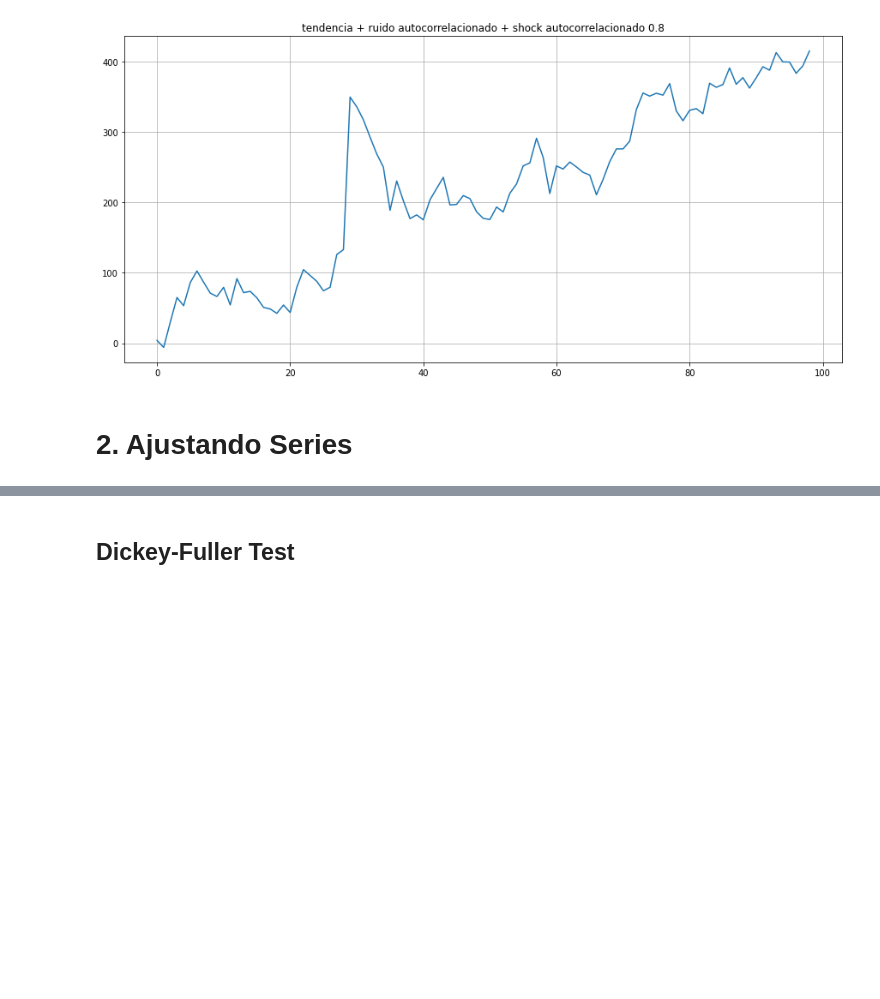
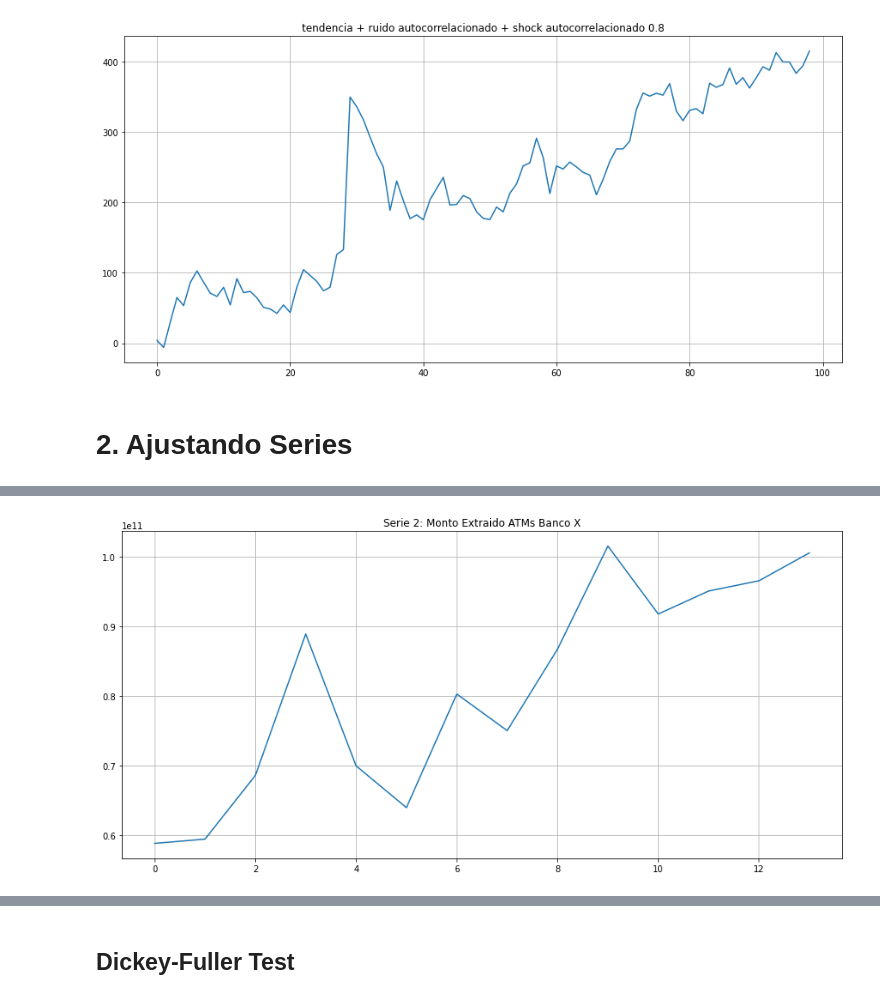
Before and after one commit to nickymind/DOE-Econometria, a Jupyter notebook: Nowcasting_PIB.ipynb, the cells around one changed output, grey strips where cells are left out. Saved outputs shown, nothing was run; the diff lists cells and outputs as text; code cells hidden in the pictures; blank space fills up the shorter version.

```diff
--- a/Nowcasting_PIB.ipynb
+++ b/Nowcasting_PIB.ipynb
@@ -178,6 +178,14 @@ trx.head()
 | 2 | 202109 | 2021 | 3/9/21 00:00 | 9 | 2,790,571,218.86 | 390,939.0 | 1,912,946,253.56 | 14,220.0 | 91,824,075.48 | 23344 | 1,099,383,834.02 | ... |
 | 3 | 202109 | 2021 | 4/9/21 00:00 | 9 | NaN | NaN | NaN | NaN | 79,277,854.42 | 19693 | 1,120,945,104.32 | ... |
 | 4 | 202109 | 2021 | 5/9/21 00:00 | 9 | NaN | NaN | NaN | NaN | 40,059,232.11 | 11549 | 540,123,107.94 | ... |
+# %%
+plt.figure(figsize=(15, 7))
+plt.plot(trx_agrupmes.S_ATM)
+plt.title('Serie 2: Monto Extraido ATMs Banco X')
+plt.grid(True)
+plt.show()
+# %% [output]
+[figure, added]
 # %%
 emae=pd.read_csv('https://raw.githubusercontent.com/nickymind/DOE-Econometria/Ajustes/EMAEv2.csv', sep=',', encoding='latin-1')
 # %%
```
Also changed, not shown: parts of 16 cells of this notebook.
